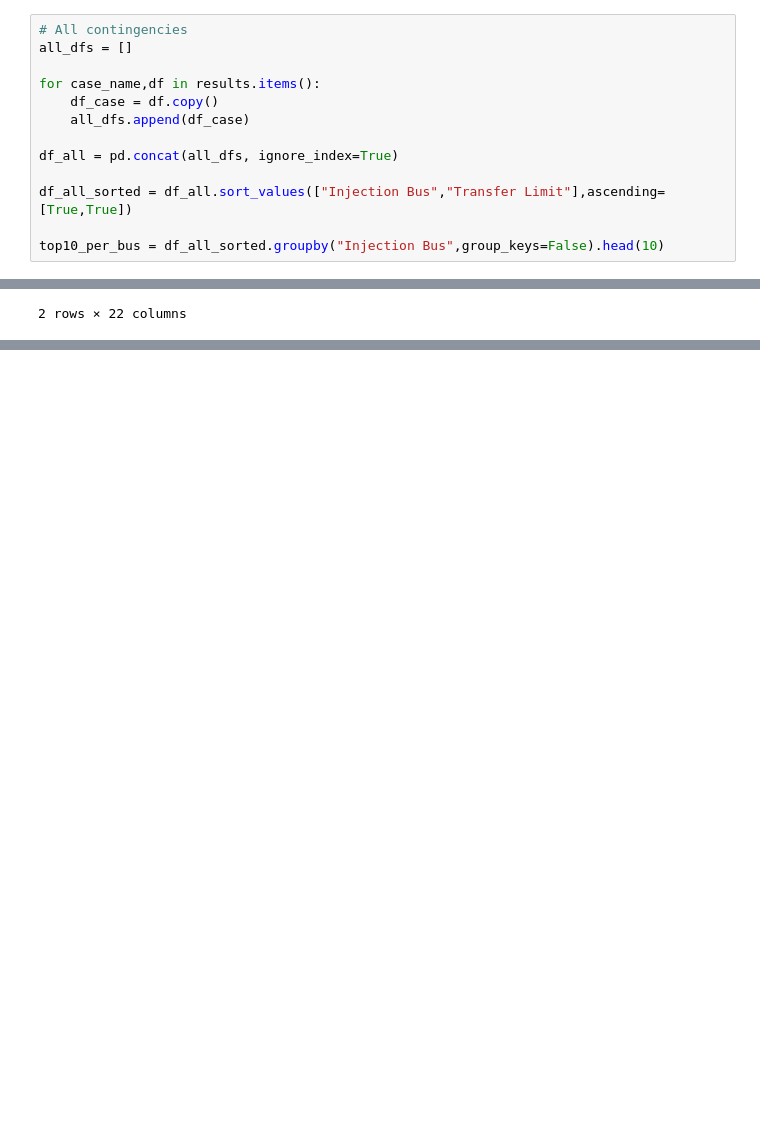
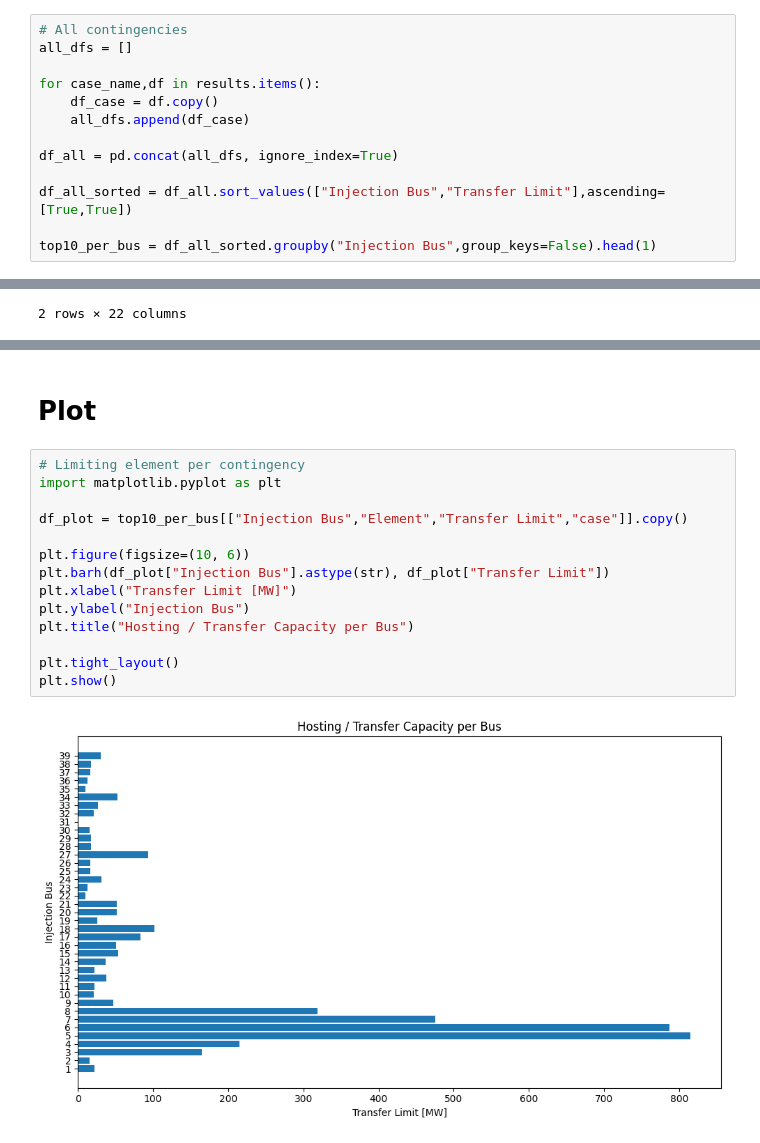
Before and after one commit to marioataveraleon/Thesis, a Jupyter notebook: Scripts/tca.ipynb, the cells around one changed output, grey strips where cells are left out. Cells and saved outputs as stored; diff of their text form; blank space fills up the shorter version.

```diff
--- a/Scripts/tca.ipynb
+++ b/Scripts/tca.ipynb
@@ -415,7 +423,7 @@ df_all = pd.concat(all_dfs, ignore_index=True)
 
 df_all_sorted = df_all.sort_values(["Injection Bus","Transfer Limit"],ascending=[True,True])
 
-top10_per_bus = df_all_sorted.groupby("Injection Bus",group_keys=False).head(10)
+top10_per_bus = df_all_sorted.groupby("Injection Bus",group_keys=False).head(1)
 # %% [markdown]
 # Export the results into csvs
 # %%
@@ -687,3 +695,21 @@ df_compare_view.head(20)
 | 17 | 1 | Line 08-09 | Line 01-02_Cnt | 701.75 | 697.168394 | 18 | 55 | 0.652883 | 37 |
 | 18 | 1 | Line 01-02 | Line 09-39_Cnt | 701.75 | 701.774577 | 19 | 57 | 0.003502 | 38 |
 | 19 | 1 | Line 01-02 | Line 08-09_Cnt | 701.93 | 701.811331 | 20 | 58 | 0.016906 | 38 |
+# %% [markdown]
+# Plot
+# %%
+# Limiting element per contingency
+import matplotlib.pyplot as plt
+
+df_plot = top10_per_bus[["Injection Bus","Element","Transfer Limit","case"]].copy()
+
+plt.figure(figsize=(10, 6))
+plt.barh(df_plot["Injection Bus"].astype(str), df_plot["Transfer Limit"])
+plt.xlabel("Transfer Limit [MW]")
+plt.ylabel("Injection Bus")
+plt.title("Hosting / Transfer Capacity per Bus")
+
+plt.tight_layout()
+plt.show()
+# %% [output]
+[figure, added]
```
Also changed, not shown: parts of 14 cells of this notebook, 2 other files.
